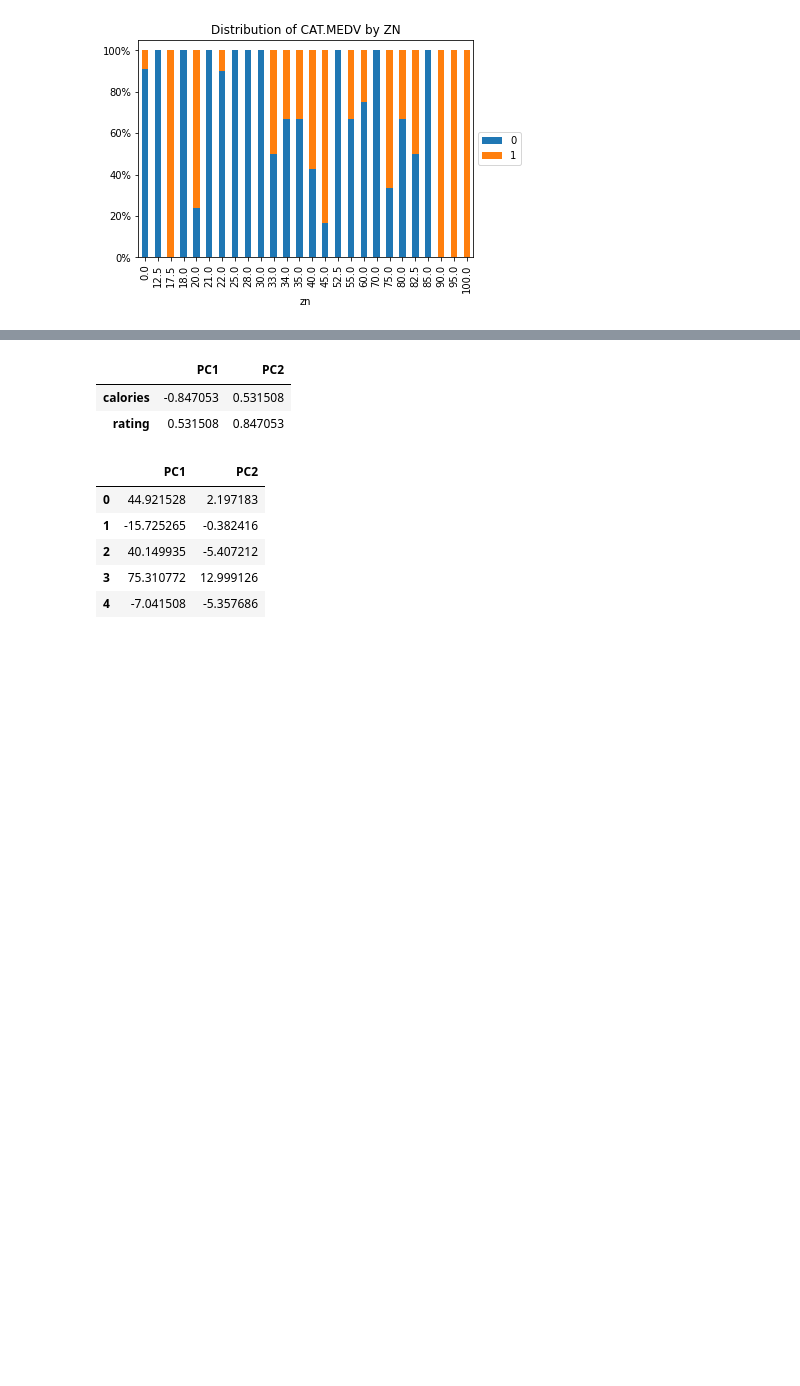
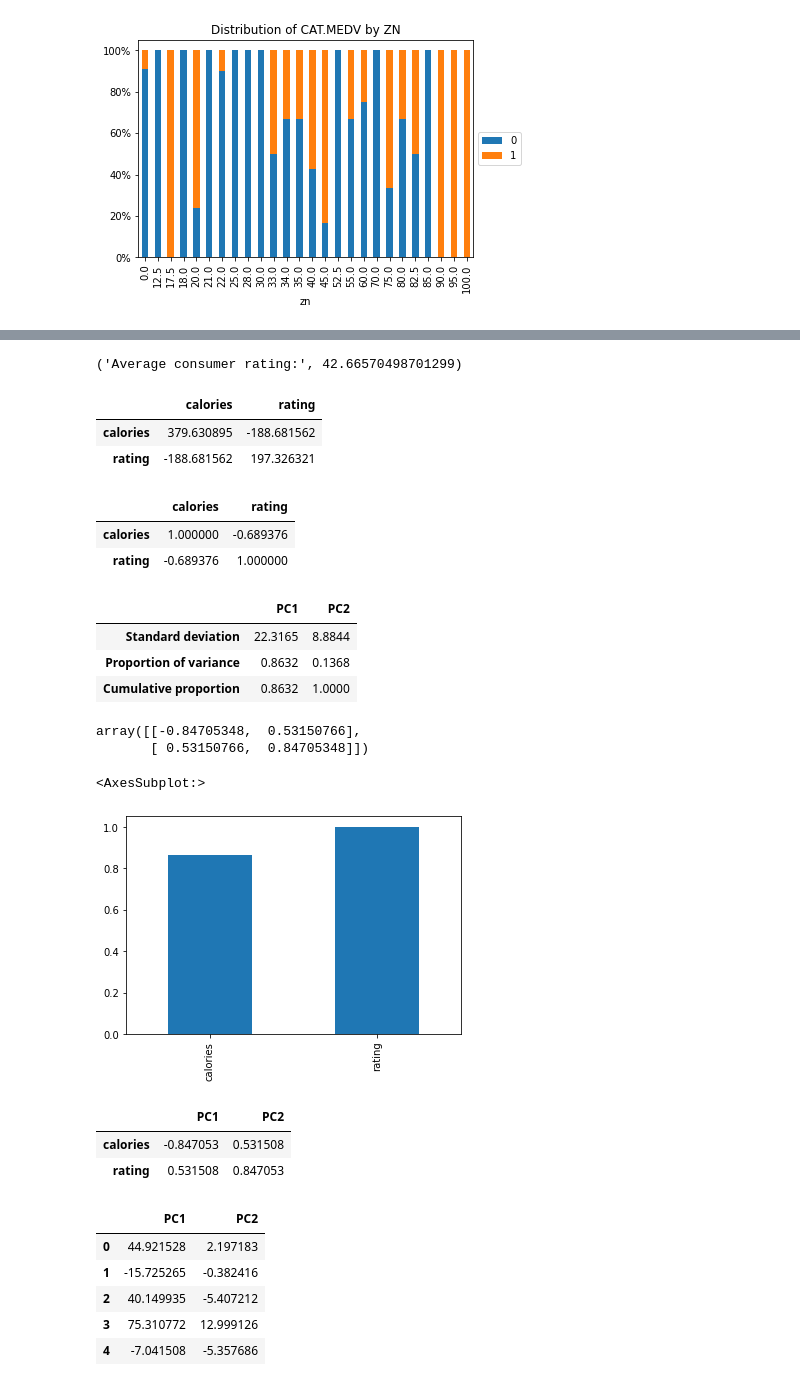
Before and after one commit to alextanhongpin/data-mining-for-business-analytics, a Jupyter notebook: 04_dimension_reduction.ipynb, the cells around one changed output, grey strips where cells are left out. Saved outputs shown, nothing was run; the diff lists cells and outputs as text; code cells hidden in the pictures; blank space fills up the shorter version.

```diff
--- a/04_dimension_reduction.ipynb
+++ b/04_dimension_reduction.ipynb
@@ -183,3 +218,21 @@ cereals_df
+# %%
+"Average consumer rating:", cereals_df.rating.mean()
+# %% [output]
+('Average consumer rating:', 42.66570498701299)
+# %%
+# The estimated covariance matrix between the two variables is:
+cereals_df[["calories", "rating"]].cov()
+# %% [output]
+|  | calories | rating |
+| calories | 379.630895 | -188.681562 |
+| rating | -188.681562 | 197.326321 |
+# %%
+# The two variables are strongly correlated with negative correlation of -0.689
+cereals_df[["calories", "rating"]].corr()
+# %% [output]
+|  | calories | rating |
+| calories | 1.000000 | -0.689376 |
+| rating | -0.689376 | 1.000000 |
 # %%
 pca = PCA(n_components=2)
 pca.fit(cereals_df[["calories", "rating"]])
@@ -194,11 +247,30 @@ pca_summary = pd.DataFrame(
 pca_summary = pca_summary.T
 pca_summary.columns = ["PC1", "PC2"]
 pca_summary.round(4)
-pca_components_df = pd.DataFrame(
-    pca.components_.T, columns=["PC1", "PC2"], index=["calories", "rating"]
-)
-pca_components_df
 # %% [output]
 |  | PC1 | PC2 |
-| calories | -0.847053 | 0.531508 |
-| rating | 0.531508 | 0.847053 |
+| Standard deviation | 22.3165 | 8.8844 |
+| Proportion of variance | 0.8632 | 0.1368 |
+| Cumulative proportion | 0.8632 | 1.0000 |
+# %%
+pca.components_
+# %% [output]
+array([[-0.84705348,  0.53150766],
+       [ 0.53150766,  0.84705348]])
+# %%
+# Feature 'calories' contributes to
+pd.Series(
+    pca.explained_variance_ratio_, index=["calories", "rating"]
+).cumsum().plot.bar()
+# %% [output]
+<AxesSubplot:>
+[figure, added]
+# %%
+pca_components_df = pd.DataFrame(
+    pca.components_.T, columns=["PC1", "PC2"], index=["calories", "rating"]
+)
+pca_components_df
+# %% [output]
+|  | PC1 | PC2 |
+| calories | -0.847053 | 0.531508 |
+| rating | 0.531508 | 0.847053 |
```
Also changed, not shown: parts of 27 cells of this notebook, 2 other files.
